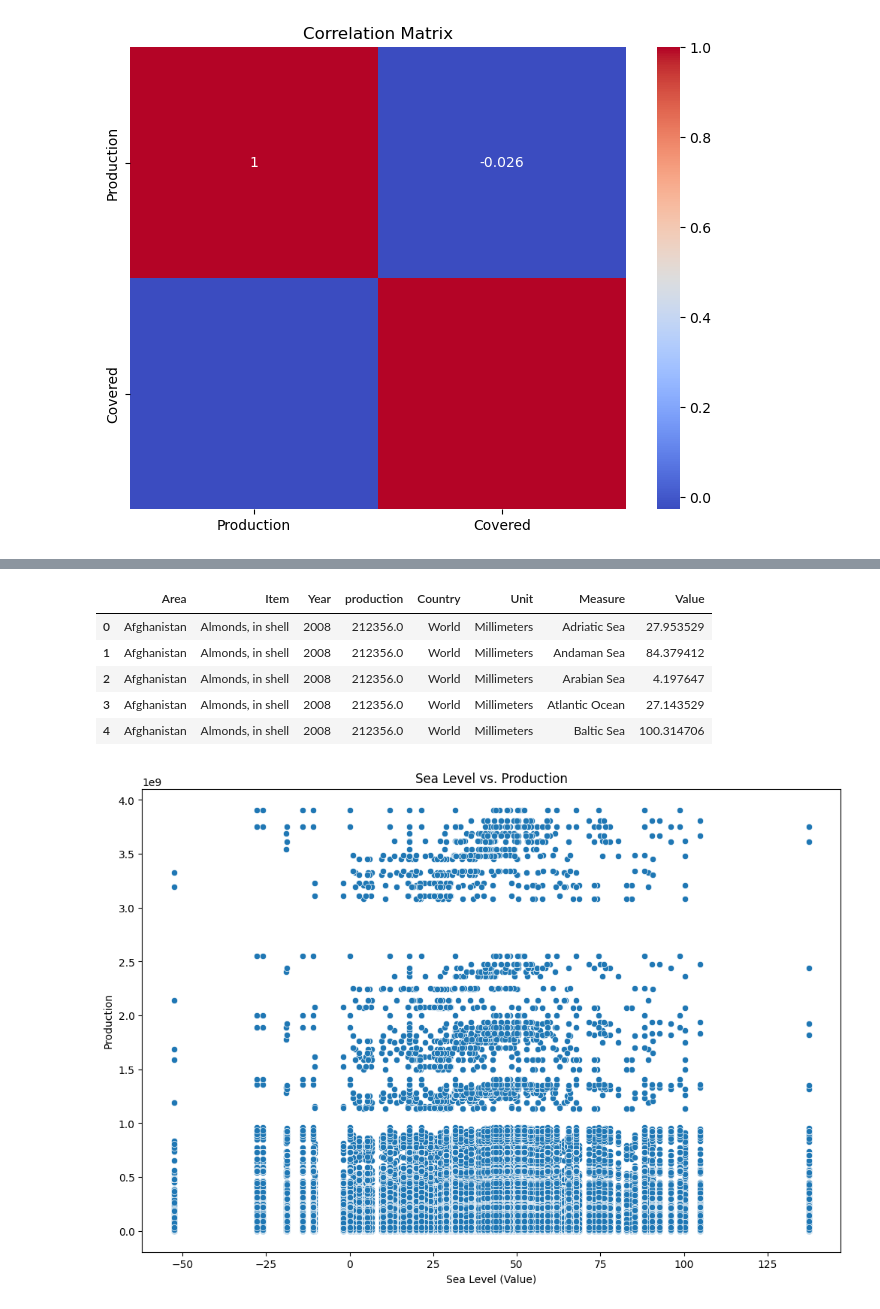
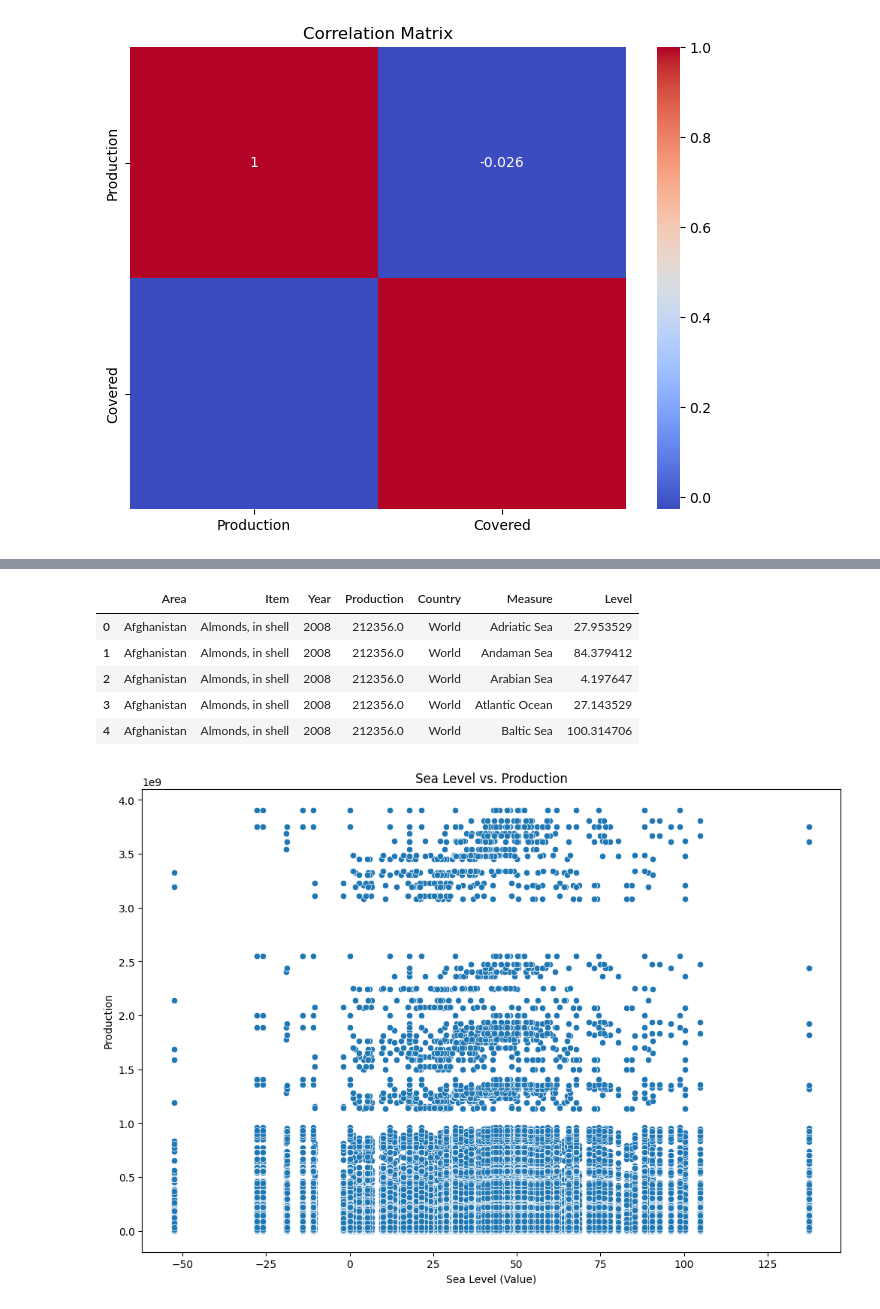
Before and after one commit to aymanezz/Climate_Impact_Agriculture_Yield, a Jupyter notebook: notebooks/EDA.ipynb, the cells around one changed output, grey strips where cells are left out. Drawn from its saved outputs; the diff is of its cells as text; code cells hidden in the pictures.

```diff
--- a/notebooks/EDA.ipynb
+++ b/notebooks/EDA.ipynb
@@ -438,18 +436,15 @@ plt.show()
-# %%
-sea_level['Year'] = sea_level['Year'].astype(int)
-melted_production['Year'] = melted_production['Year'].astype(int)
 # %%
-sea_level_production = pd.merge(melted_production, sea_level, on='Year', how='inner')
+production_sea_level = pd.merge(production, sea_level, on='Year', how='inner')
 # %%
-pd.set_option('display.max_rows',10)
-sea_level_production.head()
+
+production_sea_level.head()
 # %% [output]
-|  | Area | Item | Year | production | Country | Unit | Measure | Value |
-| 0 | Afghanistan | Almonds, in shell | 2008 | 212356.0 | World | Millimeters | Adriatic Sea | 27.953529 |
-| 1 | Afghanistan | Almonds, in shell | 2008 | 212356.0 | World | Millimeters | Andaman Sea | 84.379412 |
-| 2 | Afghanistan | Almonds, in shell | 2008 | 212356.0 | World | Millimeters | Arabian Sea | 4.197647 |
-| 3 | Afghanistan | Almonds, in shell | 2008 | 212356.0 | World | Millimeters | Atlantic Ocean | 27.143529 |
-| 4 | Afghanistan | Almonds, in shell | 2008 | 212356.0 | World | Millimeters | Baltic Sea | 100.314706 |
+|  | Area | Item | Year | Production | Country | Measure | Level |
+| 0 | Afghanistan | Almonds, in shell | 2008 | 212356.0 | World | Adriatic Sea | 27.953529 |
+| 1 | Afghanistan | Almonds, in shell | 2008 | 212356.0 | World | Andaman Sea | 84.379412 |
+| 2 | Afghanistan | Almonds, in shell | 2008 | 212356.0 | World | Arabian Sea | 4.197647 |
+| 3 | Afghanistan | Almonds, in shell | 2008 | 212356.0 | World | Atlantic Ocean | 27.143529 |
+| 4 | Afghanistan | Almonds, in shell | 2008 | 212356.0 | World | Baltic Sea | 100.314706 |
 # %%
 # Scatter plot
 plt.figure(figsize=(12, 8))
```
Also changed, not shown: parts of 3 cells of this notebook, 2 other files.
